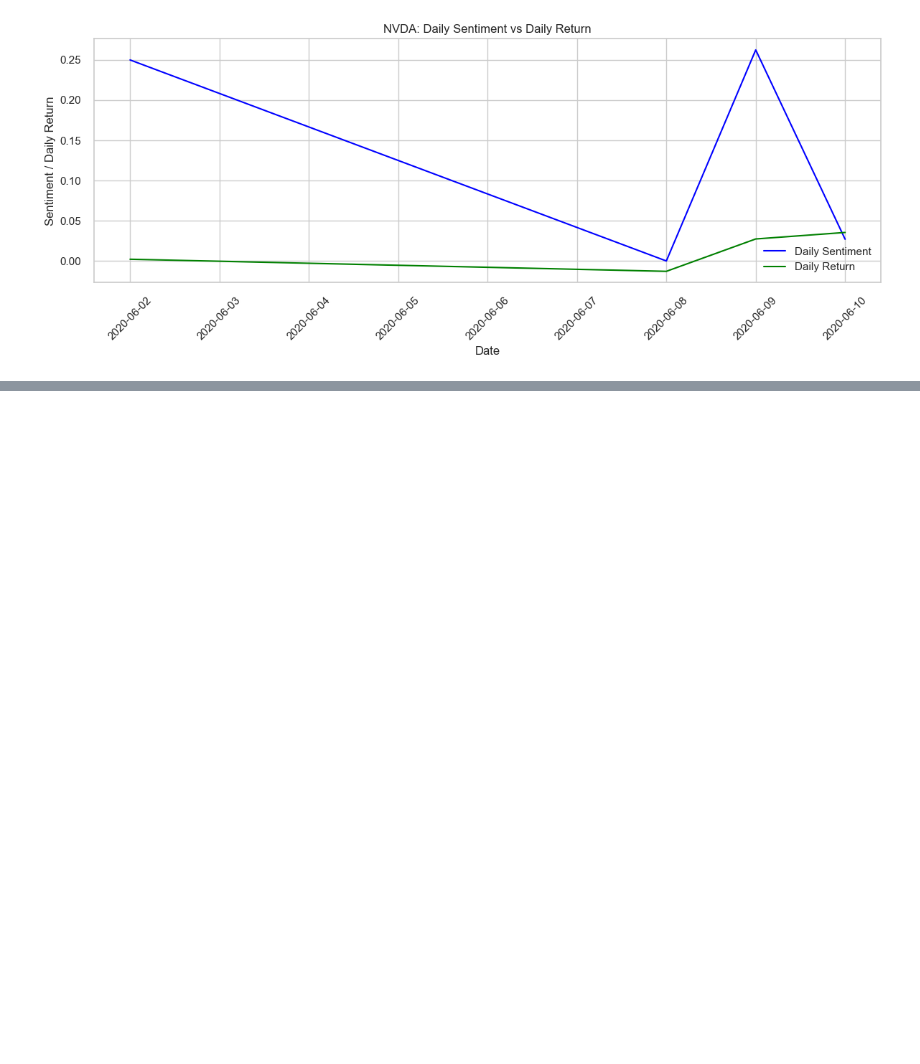
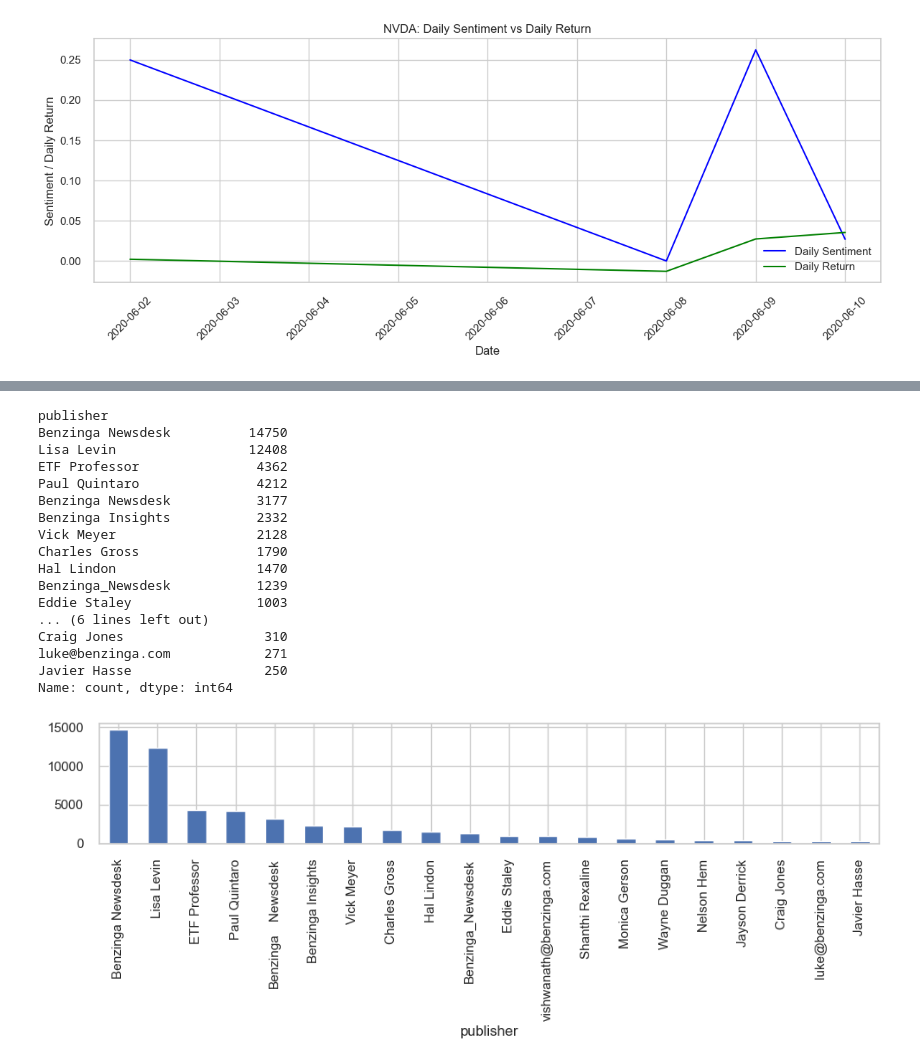
Before and after one commit to Feven777/Predicting_Price_Moves_with_News_Sentiment, a Jupyter notebook: notebooks/stock.ipynb, the cells around one changed output, grey strips where cells are left out. Cells and saved outputs as stored; diff of their text form; code cells hidden in the pictures; blank space fills up the shorter version.

```diff
--- a/notebooks/stock.ipynb
+++ b/notebooks/stock.ipynb
@@ -652,0 +788,24 @@ No news found for MSFT
+# %%
+top_pub = ratings['publisher'].value_counts().head(20)
+print(top_pub)
+top_pub.plot(kind='bar', figsize=(10,4))
+plt.tight_layout()
+# %% [output]
+publisher
+Benzinga Newsdesk          14750
+Lisa Levin                 12408
+ETF Professor               4362
+Paul Quintaro               4212
+Benzinga Newsdesk           3177
+Benzinga Insights           2332
+Vick Meyer                  2128
+Charles Gross               1790
+Hal Lindon                  1470
+Benzinga_Newsdesk           1239
+Eddie Staley                1003
+... (6 lines left out)
+Craig Jones                  310
+luke@benzinga.com            271
+Javier Hasse                 250
+Name: count, dtype: int64
+[figure, added]
```
Also changed, not shown: parts of 9 cells of this notebook.
